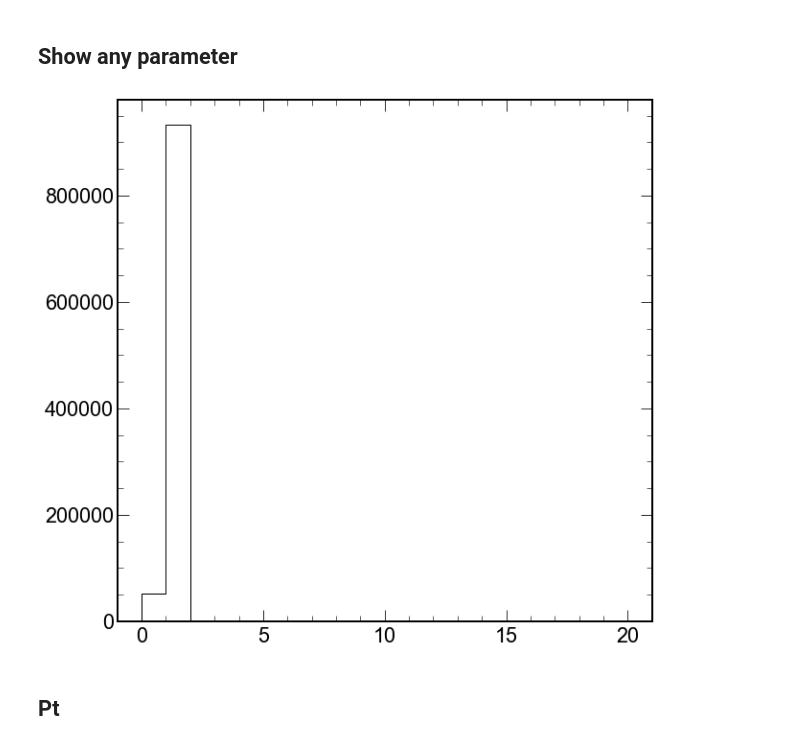
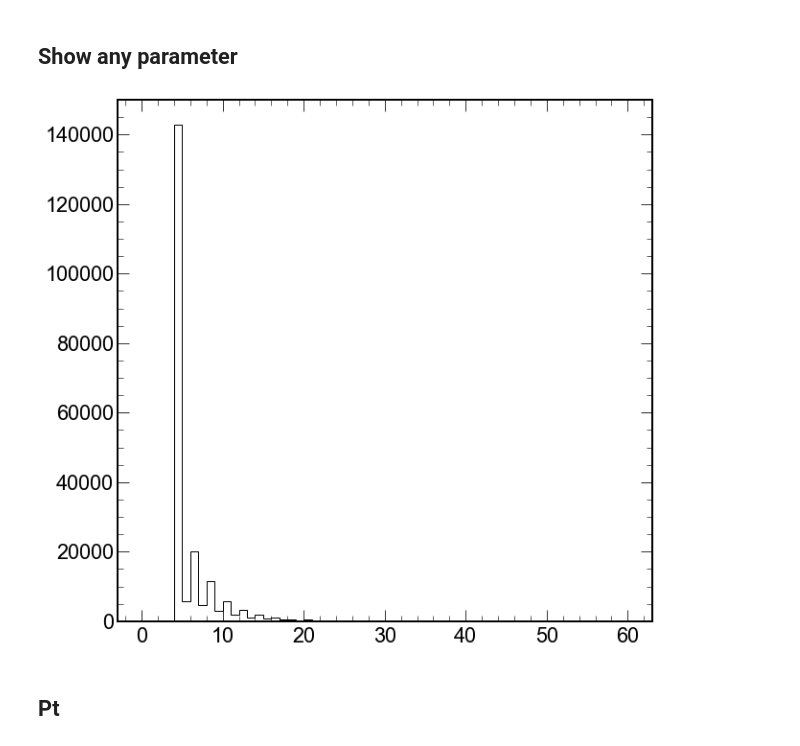
Before and after one commit to bdrum/cern-physics, a Jupyter notebook: notebooks/RhoPrime.ipynb, the cells around one changed output. Cells and saved outputs as stored; diff of their text form; code cells hidden in the pictures.

```diff
--- a/notebooks/RhoPrime.ipynb
+++ b/notebooks/RhoPrime.ipynb
@@ -179,12 +182,15 @@ _ = plt.hist(differences, bins=bins, histtype='step', color='black')
 # %% [markdown]
 ## Show any parameter
 # %%
-param = 'T_ITSRefit'
-counts, bins = np.histogram(data[param].flatten(),bins=20, range=(0,20))
+param = 'nTracks'
+# dataParam = data[param][~newT_ITSsa].flatten() # tracks
+dataParam = data[param].flatten() # events
+
+counts, bins = np.histogram(dataParam,bins=60, range=(0,60))
 plt.style.use(hep.style.ROOT)
-_= plt.hist(data[param].flatten(), bins=bins, histtype='step', color='black', label=f'Entries {np.sum(counts)}')
+_= plt.hist(dataParam, bins=bins, histtype='step', color='black', label=f'Entries {np.sum(counts)}')
 # %% [output]
-[figure, old version]
+[figure, new version]
 # %% [markdown]
 ## Pt
 # %%
```
Also changed, not shown: parts of 15 cells of this notebook, 1 other file.
